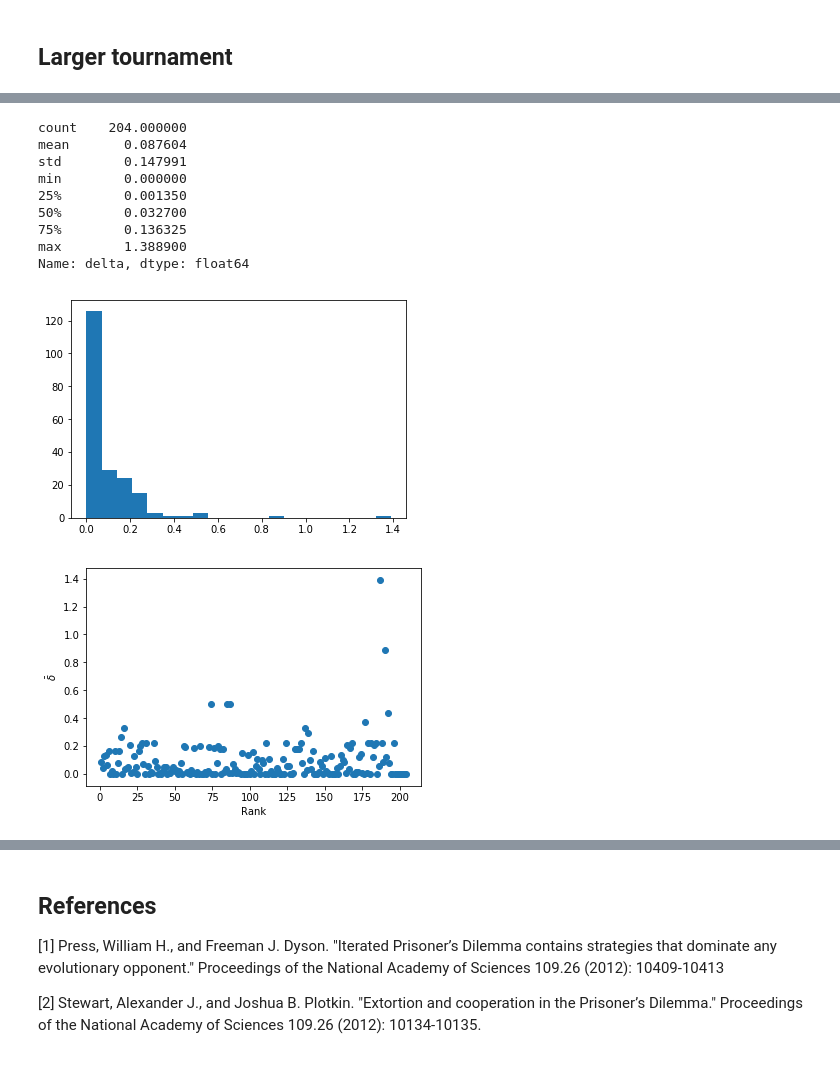
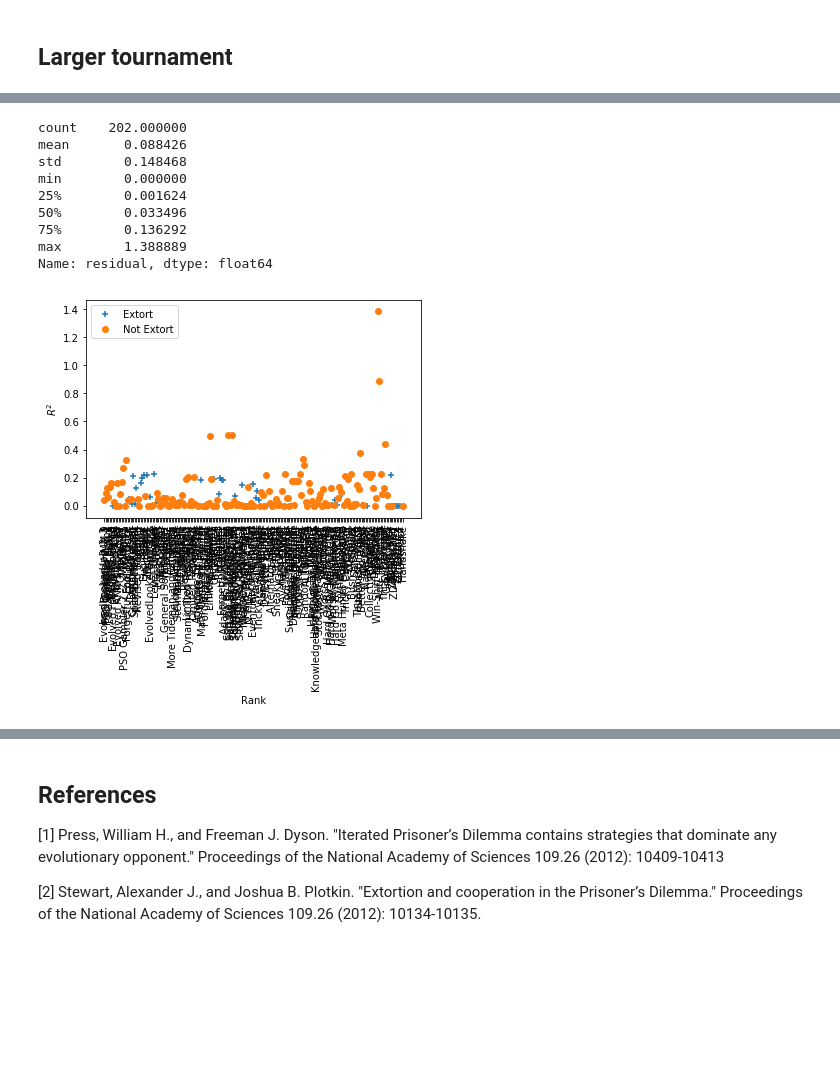
Before and after one commit to drvinceknight/testing_for_ZD, a Jupyter notebook: main.ipynb, the cells around one changed output, grey strips where cells are left out. Saved outputs shown, nothing was run; the diff lists cells and outputs as text; code cells hidden in the pictures; blank space fills up the shorter version.

```diff
--- a/main.ipynb
+++ b/main.ipynb
@@ -9,6 +11,8 @@ import axelrod.interaction_utils as iu
 import testzd as zd
 
 C, D = axl.Action.C, axl.Action.D
+# %%
+parameters = imp.load_source('parameters', 'data/raw/parameters.py')
 # %% [markdown]
 # Investigate whether or not a strategy is zero determinant.
 
@@ -254,10 +250,13 @@ df[df["delta"] <= 10 ** -4]
 # %%
 x_tick_locations = range(1, len(players) + 1)
-ranks = df["Score"].rank(ascending=False)
+
+for index, label, marker in zip([df["Extort"], ~df["Extort"]], ["Extort", "Not Extort"], ("+", "o")):
+    ranks = df["Score"].rank(ascending=False)[df["complete"] & index]
+    plt.scatter(ranks, df[df["complete"] & index]["residual"], label=label, marker=marker)
 sorted_indices = sorted(range(len(players)), key=lambda index: -df["Score"].iloc[index])
 sorted_players = [players[i].name for i in sorted_indices]
-plt.scatter(ranks, df["delta"])
 plt.xlabel("Rank")
-plt.ylabel(r"$\bar \delta$")
+plt.ylabel(r"$R^2$")
+plt.legend()
 plt.xticks(range(1, len(players) + 1), sorted_players, rotation='vertical');
 # %% [output]
@@ -271,8 +270,13 @@ df["Opponent name"] = df.apply(lambda row: player_names[row["Opponent index"]],
 # %%
 delta_array = np.zeros((len(players), len(players)))
 mutual_cooperation_array = np.zeros((len(players), len(players)))
+
+for array in [delta_array, mutual_cooperation_array]:
+    array.fill(np.nan)
+
 for index, row in df.iterrows():
-    delta_array[row["Player index"], row["Opponent index"]] = row["delta"]
+    if row["complete"]:
+        delta_array[row["Player index"], row["Opponent index"]] = row["residual"]
     mutual_cooperation_array[row["Player index"], row["Opponent index"]] = row["P(CC)"]
 # %%
 plt.imshow(delta_array[sorted_indices][:,sorted_indices])
@@ -292,7 +296,9 @@ plt.yticks(range(len(players)), sorted_players);
 ## Larger tournament
 # %%
 df = pd.read_csv("data/processed/full/std/overall/main.csv")
-player_names = [s.name for s in axl.strategies if not s.classifier["long_run_time"]]
+players = parameters.PLAYER_GROUPS["full"]
+player_names = [s.name for s in players]
 df["Player name"] = df.apply(lambda row: player_names[row["Player index"]], axis=1)
+df["Extort"] = (df["complete"]) & (df["P(C|DD)"] == 0) & (- df["beta"] / df["alpha"] > 1)
 df.sort_values("Score", ascending=False)
 # %% [output]
@@ -317,25 +323,26 @@ df.sort_values("Score", ascending=False)
 # %%
-df["delta"].describe()
+df["residual"].describe()
 # %% [output]
-count    204.000000
-mean       0.087604
-std        0.147991
+count    202.000000
+mean       0.088426
+std        0.148468
 min        0.000000
-25%        0.001350
-50%        0.032700
-75%        0.136325
-max        1.388900
-Name: delta, dtype: float64
+25%        0.001624
+50%        0.033496
+75%        0.136292
+max        1.388889
+Name: residual, dtype: float64
-# %%
-plt.hist(df["delta"], bins=20);
-# %% [output]
-[figure, removed]
 # %%
-ranks = df["Score"].rank(ascending=False)
+x_tick_locations = range(1, len(players) + 1)
+
+for index, label, marker in zip([df["Extort"], ~df["Extort"]], ["Extort", "Not Extort"], ("+", "o")):
+    ranks = df["Score"].rank(ascending=False)[df["complete"] & index]
+    plt.scatter(ranks, df[df["complete"] & index]["residual"], label=label, marker=marker)
 sorted_indices = sorted(range(len(players)), key=lambda index: -df["Score"].iloc[index])
-sorted_players = [player_names[i] for i in sorted_indices]
-plt.scatter(ranks, df["delta"])
+sorted_players = [players[i].name for i in sorted_indices]
 plt.xlabel("Rank")
-plt.ylabel(r"$\bar \delta$");
+plt.ylabel(r"$R^2$")
+plt.legend()
+plt.xticks(range(1, len(players) + 1), sorted_players, rotation='vertical');
 # %% [output]
-[figure, old version]
+[figure, new version]
```
Also changed, not shown: parts of 19 cells of this notebook, 2 other files.
